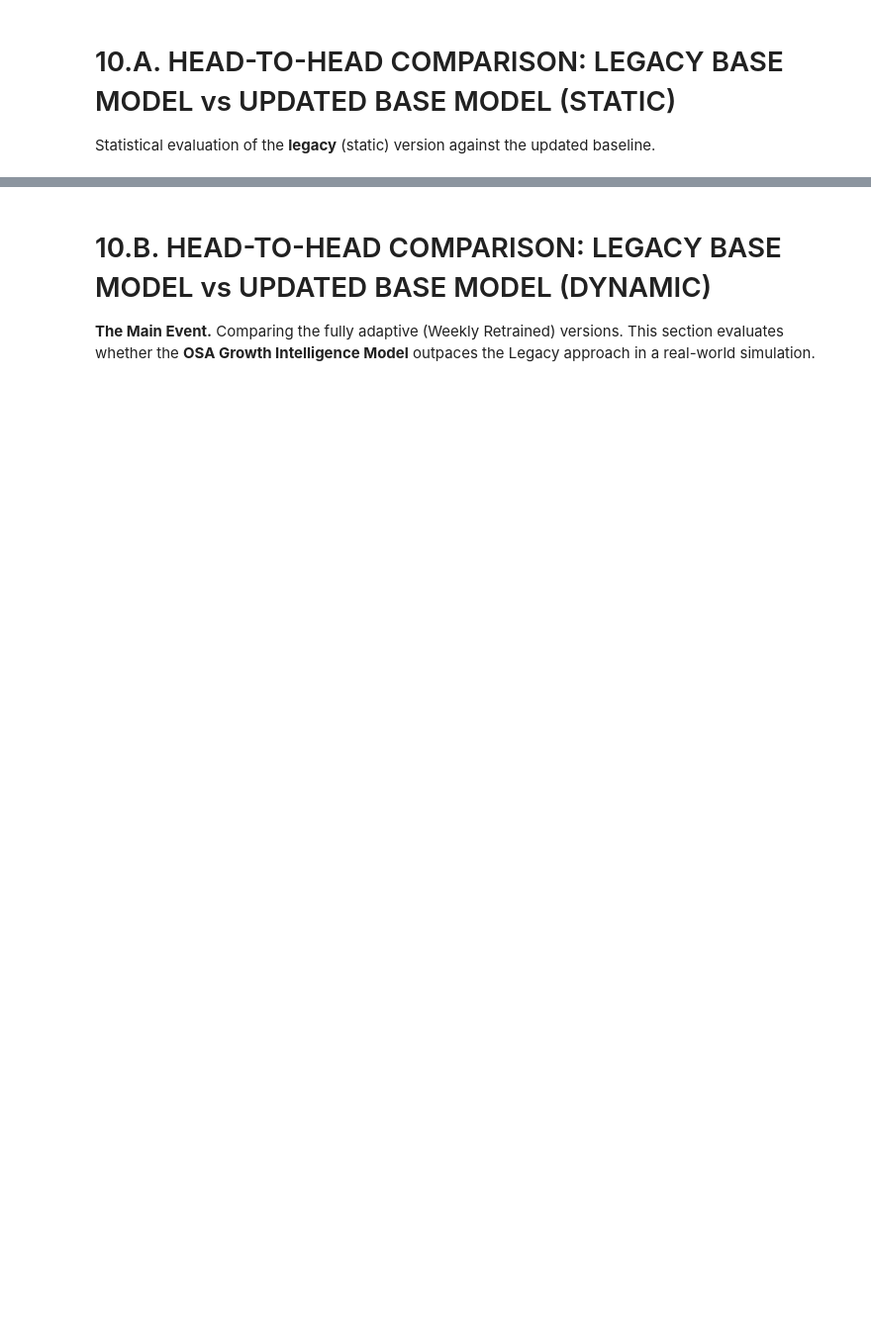
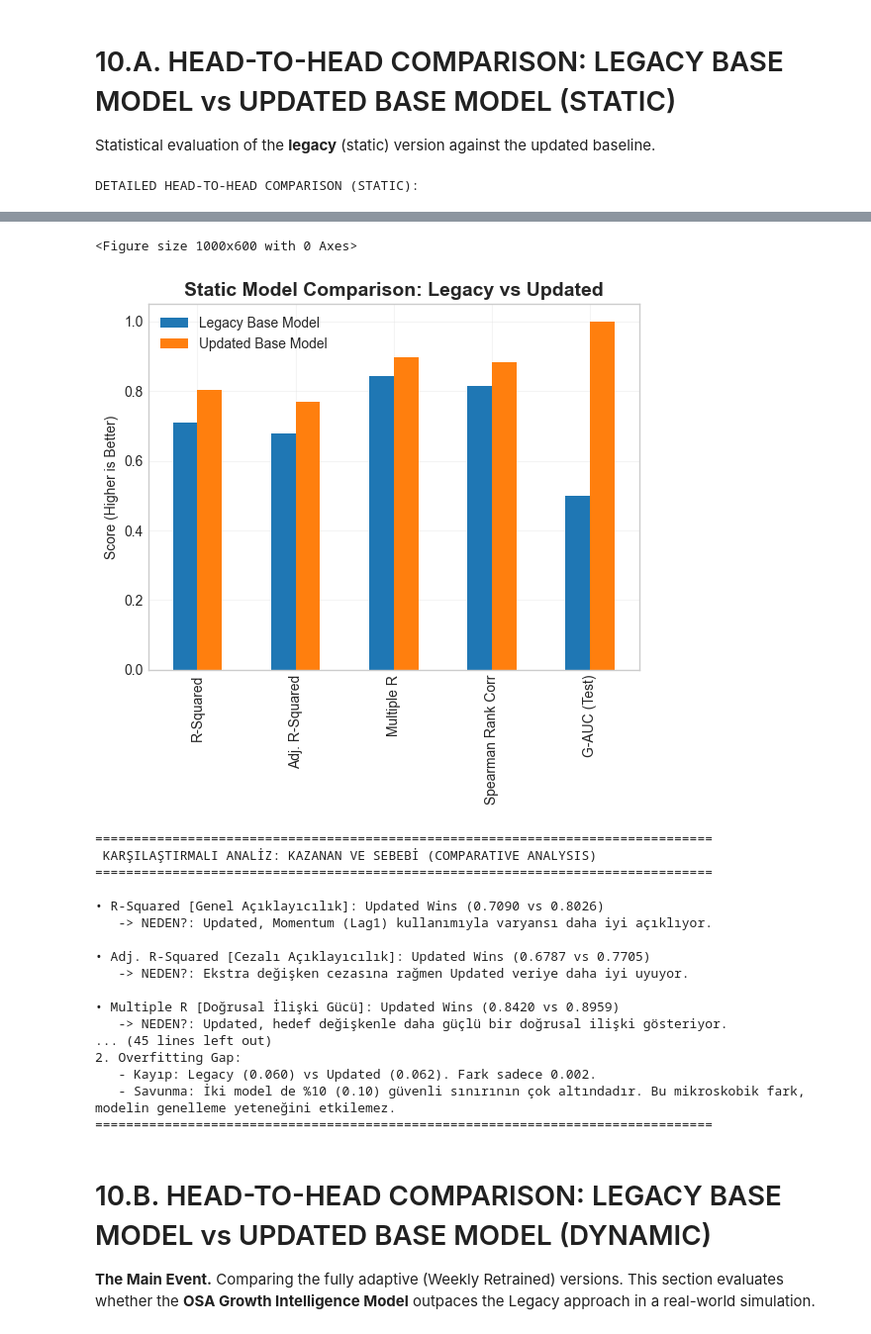
Before and after one commit to canmergen/Use-a-Pre-trained-Image-Classifier-to-Identify-Dog-Breeds, a Jupyter notebook: Executive_Presentation_Model_MODE1.ipynb, the cells around one changed output, grey strips where cells are left out. Shown at 99% size. Saved outputs shown, nothing was run; the diff lists cells and outputs as text; code cells hidden in the pictures; blank space fills up the shorter version.

```diff
--- a/Executive_Presentation_Model_MODE1.ipynb
+++ b/Executive_Presentation_Model_MODE1.ipynb
@@ -21,7 +21,7 @@ pd.set_option('display.max_columns', None)
 pd.set_option('display.width', 1000)
 
 # Constants
-IMAGES_DIR = 'images'
+IMAGES_DIR = 'images/MODE1'
 if not os.path.exists(IMAGES_DIR):
     os.makedirs(IMAGES_DIR)
 
@@ -151,9 +176,9 @@ def get_gauc_metrics(df, pred_col, target_col):
     df_temp = assign_siq_buckets(df_temp, 'pred_scaled')
     gauc = calculate_weighted_auc(df_temp, 'pred_scaled', 'target_binary')
 
-    status = "🔴 RED"
-    if gauc > 0.65: status = "🟢 GREEN"
-    elif gauc >= 0.60: status = "🟡 YELLOW"
+    status = "RED"
+    if gauc > 0.65: status = "GREEN"
+    elif gauc >= 0.60: status = "YELLOW"
 
     return gauc, status
 
@@ -204,6 +229,9 @@ def plot_residuals(model, title, color=ORANGE):
 
     plt.suptitle(f'Statistical Health Check: {title}', fontsize=16, fontweight='bold', y=1.02)
     plt.tight_layout()
+
+    safe_title = title.replace(' ', '_').replace('.', '').lower()
+    plt.savefig(os.path.join(IMAGES_DIR, f'resid_{safe_title}.png'), dpi=300)
     plt.show()
 
 def print_detailed_stats(model, model_name, df_test=None, pred_test=None):
@@ -264,7 +292,7 @@ def print_detailed_stats(model, model_name, df_test=None, pred_test=None):
     coef_data = []
     for idx in model.params.index:
         p_val = model.pvalues[idx]
-        sig = "⭐⭐⭐" if p_val < 0.01 else ("⭐⭐" if p_val < 0.05 else ("⭐" if p_val < 0.1 else ""))
+        sig = "***" if p_val < 0.01 else ("**" if p_val < 0.05 else ("*" if p_val < 0.1 else ""))
         coef_data.append({
             'Variable': idx,
             'Coef': model.params[idx],
@@ -456,7 +574,6 @@ plot_integrated(df, pred_train_upd, pred_upd_dyn, 'B.2 UPDATED DYNAMIC', 'fig_b2
 # 10.A. HEAD-TO-HEAD COMPARISON: LEGACY BASE MODEL vs UPDATED BASE MODEL (STATIC)
 Statistical evaluation of the **legacy** (static) version against the updated baseline.
 # %%
-
 def calc_full_metrics(model, df_full, split_idx, features):
     # Train Metrics
     train_mae = np.mean(np.abs(model.resid))
@@ -539,8 +656,17 @@ comp = comp[['Description', 'Legacy Base Model', 'Updated Base Model', 'Diff', '
 print("DETAILED HEAD-TO-HEAD COMPARISON (STATIC):")
 display(comp)
 
+# Plot Head-to-Head Static
+plt.figure(figsize=(10, 6))
+comp[['Legacy Base Model', 'Updated Base Model']].loc[['R-Squared', 'Adj. R-Squared', 'Multiple R', 'Spearman Rank Corr', 'G-AUC (Test)']].plot(kind='bar', color=[BLUE, ORANGE])
+plt.title('Static Model Comparison: Legacy vs Updated', fontsize=14, fontweight='bold')
+plt.ylabel('Score (Higher is Better)')
+plt.grid(True, alpha=0.2)
+plt.savefig(os.path.join(IMAGES_DIR, 'fig_head_to_head_static.png'), dpi=300)
+plt.show()
+
 # NARRATIVE GENERATION (Why Winner?)
-print("\n" + "="*80)
+print("" + "="*80)
 print(" KARŞILAŞTIRMALI ANALİZ: KAZANAN VE SEBEBİ (COMPARATIVE ANALYSIS)")
 print("="*80)
 
@@ -573,15 +699,15 @@ for metric in comp.index:
 upd_wins = (comp['Winner'] == 'Updated').sum()
 leg_wins = (comp['Winner'] == 'Legacy').sum()
 
-print("\n" + "="*80)
+print("" + "="*80)
 print(f" GENEL DEĞERLENDİRME (OVERALL VERDICT): {upd_wins} vs {leg_wins}")
 print("="*80)
 if upd_wins > leg_wins:
-    print(f"🏆 KAZANAN: UPDATED BASE MODEL")
+    print(f" KAZANAN: UPDATED BASE MODEL")
     print(f"• Toplam 14 kritik metriğin {upd_wins} tanesinde Updated Model daha üstün performans göstermiştir.")
     print("• Özellikle 'Hata Oranları (MAE/RMSE)' ve 'Yön Tahmini (G-AUC)' gibi en kritik alanlarda belirgin fark atmıştır.")
 
-    print("\n🔍 TRADE-OFF ANALİZİ: KAYBEDİLEN ALANLAR NEDEN İHMAL EDİLEBİLİR?")
+    print("\n TRADE-OFF ANALİZİ: KAYBEDİLEN ALANLAR NEDEN İHMAL EDİLEBİLİR?")
     print("1. Multicollinearity (Condition Number):")
     print("   - Kayıp: Legacy (22.7) vs Updated (25.1). Updated 30 eşiğinin ALTINDADIR (Güvenli).")
     print("   - Savunma: Bu küçük artış, Lag1 ve Roll3 değişkenlerinin eklenmesiyle doğaldır. VIF değerleri 10'un altındadır.")
@@ -592,6 +718,8 @@ if upd_wins > leg_wins:
     print("   - Savunma: İki model de %10 (0.10) güvenli sınırının çok altındadır. Bu mikroskobik fark, modelin genelleme yeteneğini etkilemez.")
 
 else:
-    print(f"🏆 KAZANAN: LEGACY BASE MODEL")
+    print(f" KAZANAN: LEGACY BASE MODEL")
 
 print("="*80)
+# %% [output]
+DETAILED HEAD-TO-HEAD COMPARISON (STATIC):
@@ -598,3 +741,22 @@ print("="*80)
+<Figure size 1000x600 with 0 Axes>
+[figure, added]
+================================================================================
+ KARŞILAŞTIRMALI ANALİZ: KAZANAN VE SEBEBİ (COMPARATIVE ANALYSIS)
+================================================================================
+
+• R-Squared [Genel Açıklayıcılık]: Updated Wins (0.7090 vs 0.8026)
+   -> NEDEN?: Updated, Momentum (Lag1) kullanımıyla varyansı daha iyi açıklıyor.
+
+• Adj. R-Squared [Cezalı Açıklayıcılık]: Updated Wins (0.6787 vs 0.7705)
+   -> NEDEN?: Ekstra değişken cezasına rağmen Updated veriye daha iyi uyuyor.
+
+• Multiple R [Doğrusal İlişki Gücü]: Updated Wins (0.8420 vs 0.8959)
+   -> NEDEN?: Updated, hedef değişkenle daha güçlü bir doğrusal ilişki gösteriyor.
+... (45 lines left out)
+2. Overfitting Gap:
+   - Kayıp: Legacy (0.060) vs Updated (0.062). Fark sadece 0.002.
+   - Savunma: İki model de %10 (0.10) güvenli sınırının çok altındadır. Bu mikroskobik fark, modelin genelleme yeteneğini etkilemez.
+================================================================================
 # %% [markdown]
 # 10.B. HEAD-TO-HEAD COMPARISON: LEGACY BASE MODEL vs UPDATED BASE MODEL (DYNAMIC)
 **The Main Event.** Comparing the fully adaptive (Weekly Retrained) versions.
```
Also changed, not shown: parts of 30 cells of this notebook, 1 other file.
